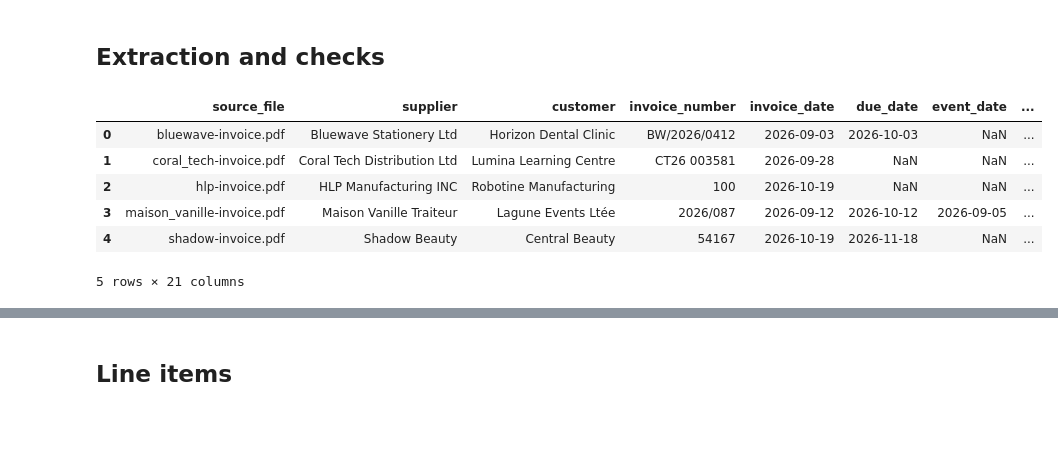
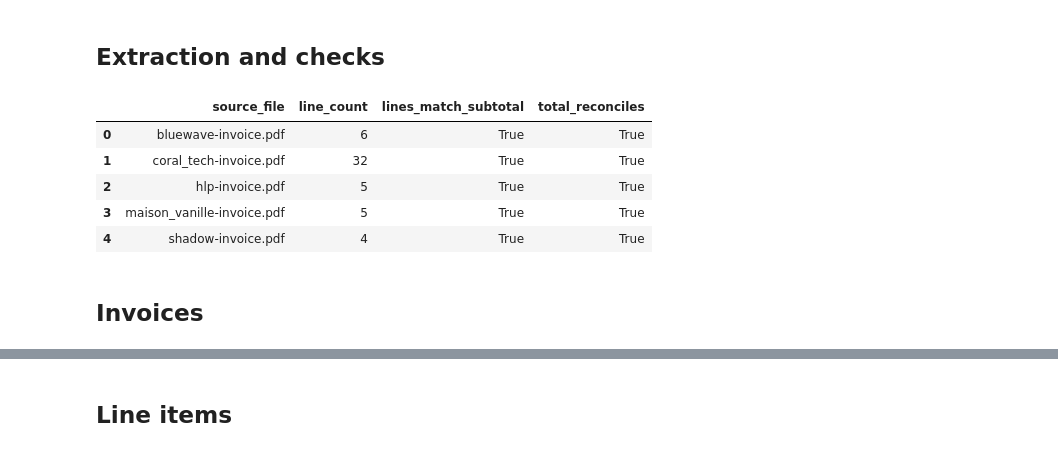
Before and after one commit to mahadoopranav-crypto/internship-project-for-Gamma-, a Jupyter notebook: Task4/Task4_extraction.ipynb, the cells around one changed output, grey strips where cells are left out. Saved outputs shown, nothing was run; the diff lists cells and outputs as text; code cells hidden in the pictures; blank space fills up the shorter version.

Commit message:
Update Task 4 sheet layout, separate deposit date, fix file names

```diff
--- a/Task4/Task4_extraction.ipynb
+++ b/Task4/Task4_extraction.ipynb
@@ -99,7 +97,8 @@ def parse_maison(t):
         currency='MUR', subtotal=find(rf'^Total hors taxes {amount}', t, num),
         discount=find(rf'^Remise .* moins {amount}', t, num), tax_rate=find(r'^TVA (\d+) %', t, float),
         tax_amount=find(rf'^TVA \d+ % {amount}', t, num), total=find(rf'^Total à payer \(Rs\) {amount}', t, num),
-        deposit=find(rf'Acompte de Rs {amount}', t, num), balance_due=find(rf'Solde restant à payer : Rs {amount}', t, num))
+        deposit=find(rf'Acompte de Rs {amount}', t, num),
+        deposit_date=find(r'Acompte de Rs [\d ]+,\d{2} reçu le (\d{2}/\d{2}/\d{4})', t, iso), balance_due=find(rf'Solde restant à payer : Rs {amount}', t, num))
     return head, items
 
 
@@ -145,45 +144,51 @@ LAYOUTS = {
 ## Extraction and checks
 # %%
 INVOICE_COLUMNS = ['source_file', 'supplier', 'customer', 'invoice_number', 'invoice_date', 'due_date', 'event_date',
-                   'customer_reference', 'payment_terms', 'currency', 'subtotal', 'discount', 'delivery', 'tax_rate',
-                   'tax_amount', 'total', 'deposit', 'balance_due', 'line_count', 'lines_match_subtotal', 'total_reconciles']
+                   'customer_reference', 'payment_terms', 'currency', 'subtotal', 'tax_amount', 'delivery', 'tax_rate',
+                   'discount', 'total', 'deposit', 'deposit_date', 'balance_due']
 ITEM_COLUMNS = ['source_file', 'invoice_number', 'line', 'item_code', 'description', 'quantity', 'unit_price',
                 'discount_percent', 'discount_amount', 'line_total']
 
-invoices, items = [], []
+invoices, items, checks = [], [], []
 for pdf in sorted(PDF_DIR.glob('*.pdf')):
     with pdfplumber.open(pdf) as doc:
         text = '\n'.join(p.extract_text() for p in doc.pages)
     parser = next(f for key, f in LAYOUTS.items() if key in text)
     head, lines = parser(text)
     head = {'source_file': pdf.name, 'discount': 0.0, 'delivery': 0.0, 'tax_rate': 0.0,
             'deposit': 0.0, **{k: v for k, v in head.items() if v is not None}}
     head.setdefault('balance_due', head['total'] - head['deposit'])
     line_sum = round(sum(i['line_total'] for i in lines), 2)
-    head['line_count'] = len(lines)
-    head['lines_match_subtotal'] = abs(line_sum - head['subtotal']) < 0.01
     expected = head['subtotal'] - head['discount'] + head['delivery'] + head['tax_amount']
-    head['total_reconciles'] = abs(expected - head['total']) < 0.01
+    checks.append({'source_file': pdf.name, 'line_count': len(lines),
+                   'lines_match_subtotal': abs(line_sum - head['subtotal']) < 0.01,
+                   'total_reconciles': abs(expected - head['total']) < 0.01})
     invoices.append(head)
     items += [{'source_file': pdf.name, 'invoice_number': head['invoice_number'], **i} for i in lines]
 
+checks = pd.DataFrame(checks)
+assert checks[['lines_match_subtotal', 'total_reconciles']].all().all()
+
 invoices = pd.DataFrame(invoices).reindex(columns=INVOICE_COLUMNS)
 items = pd.DataFrame(items).reindex(columns=ITEM_COLUMNS)
+invoices.columns = invoices.columns.str.replace('_', ' ')
+items.columns = items.columns.str.replace('_', ' ')
 
 with pd.ExcelWriter(OUT / 'Task4.xlsx', engine='openpyxl') as xw:
     invoices.to_excel(xw, sheet_name='Invoices', index=False)
     items.to_excel(xw, sheet_name='Line items', index=False)
     for ws in xw.sheets.values():
         ws.freeze_panes = 'A2'
         for c in ws.columns:
             ws.column_dimensions[c[0].column_letter].width = min(45, max(12, max(len(str(x.value or '')) for x in c) + 2))
 
-invoices
+checks
 # %% [output]
-|  | source_file | supplier | customer | invoice_number | invoice_date | due_date | event_date | ... |
-| 0 | bluewave-invoice.pdf | Bluewave Stationery Ltd | Horizon Dental Clinic | BW/2026/0412 | 2026-09-03 | 2026-10-03 | NaN | ... |
-| 1 | coral_tech-invoice.pdf | Coral Tech Distribution Ltd | Lumina Learning Centre | CT26 003581 | 2026-09-28 | NaN | NaN | ... |
-| 2 | hlp-invoice.pdf | HLP Manufacturing INC | Robotine Manufacturing | 100 | 2026-10-19 | NaN | NaN | ... |
-| 3 | maison_vanille-invoice.pdf | Maison Vanille Traiteur | Lagune Events Ltée | 2026/087 | 2026-09-12 | 2026-10-12 | 2026-09-05 | ... |
-| 4 | shadow-invoice.pdf | Shadow Beauty | Central Beauty | 54167 | 2026-10-19 | 2026-11-18 | NaN | ... |
+|  | source_file | line_count | lines_match_subtotal | total_reconciles |
+| 0 | bluewave-invoice.pdf | 6 | True | True |
+| 1 | coral_tech-invoice.pdf | 32 | True | True |
+| 2 | hlp-invoice.pdf | 5 | True | True |
+| 3 | maison_vanille-invoice.pdf | 5 | True | True |
+| 4 | shadow-invoice.pdf | 4 | True | True |
-5 rows × 21 columns
+# %% [markdown]
+## Invoices
```
Also changed, not shown: parts of 3 cells of this notebook, 3 other files.
